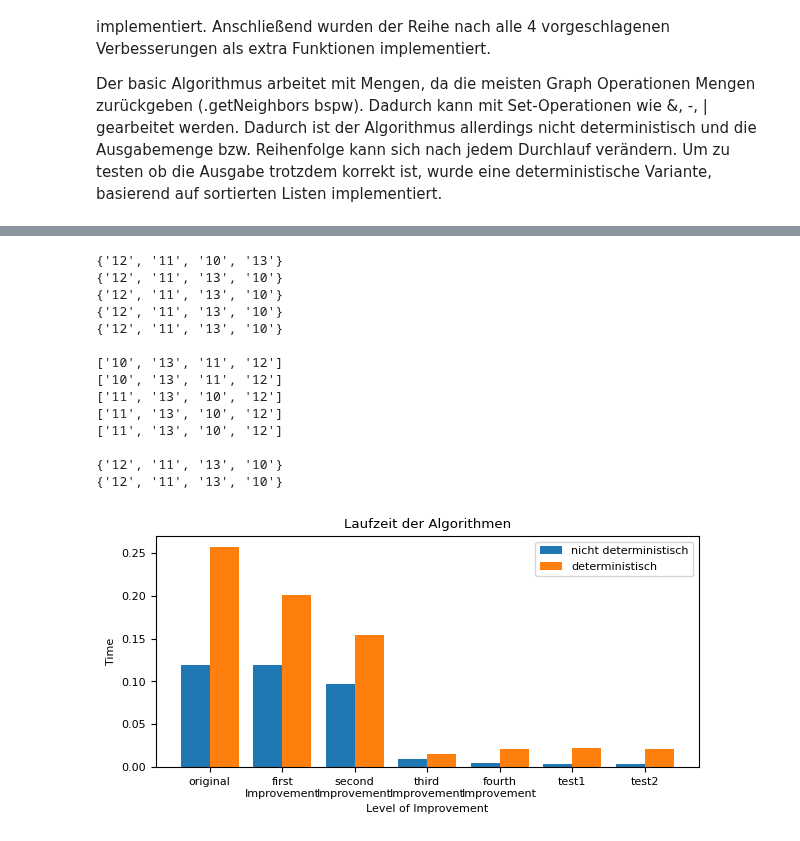
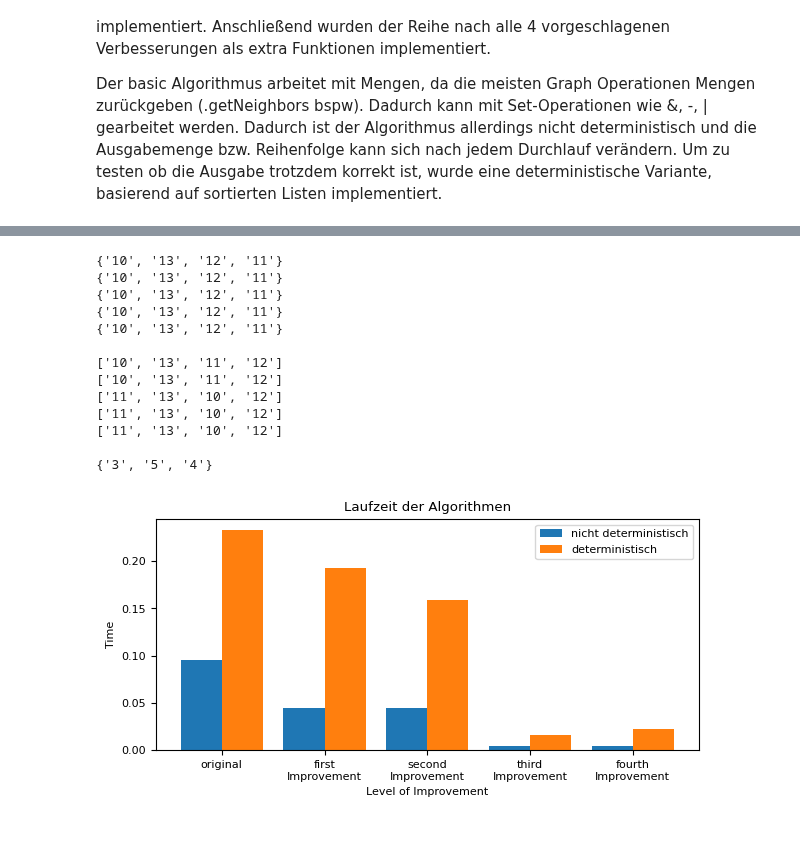
Before and after one commit to Hanno1/AlgorithmischeNetzwerkanalyseLAB, a Jupyter notebook: presentation_task4.ipynb, the cells around one changed output, grey strips where cells are left out. Saved outputs shown, nothing was run; the diff lists cells and outputs as text; code cells hidden in the pictures.

Commit message:
presentation/hanno implemented better 2 plex algorithm

```diff
--- a/presentation_task4.ipynb
+++ b/presentation_task4.ipynb
@@ -48,13 +48,12 @@ print(Tpc.search_2_plex_det(G, version=4))
 print("")
 
 print(Tp.search_2_plex(G, version=5))
-print(Tp.search_2_plex(G, version=6))
 # %% [output]
-{'12', '11', '10', '13'}
-{'12', '11', '13', '10'}
-{'12', '11', '13', '10'}
-{'12', '11', '13', '10'}
-{'12', '11', '13', '10'}
+{'10', '13', '12', '11'}
+{'10', '13', '12', '11'}
+{'10', '13', '12', '11'}
+{'10', '13', '12', '11'}
+{'10', '13', '12', '11'}
 
 ['10', '13', '11', '12']
 ['10', '13', '11', '12']
@@ -62,44 +61,43 @@ print(Tp.search_2_plex(G, version=6))
 ['11', '13', '10', '12']
 ['11', '13', '10', '12']
 
-{'12', '11', '13', '10'}
-{'12', '11', '13', '10'}
+{'3', '5', '4'}
 # %%
 # Laufzeit -> Vergleich aller 5 Varianten auf Karate Netzwerk
 # Vergleich determinisitisch vs nicht-deterministisch
 plt.rcParams.update({'font.size': 8})
 
 G = Graph("networks/out.ucidata-zachary_")
 
 names = ["original", "first\nImprovement", "second\nImprovement",
-         "third\nImprovement", "fourth\nImprovement", "test1", "test2"]
+         "third\nImprovement", "fourth\nImprovement"]
 times = []
 times_det = []
 
-for i in range(7):
+for i in range(len(names)):
     start_time = time.time()
     Tp.search_2_plex(G, i)
     times.append(time.time() - start_time)
 
     start_time = time.time()
     Tpc.search_2_plex_det(G, i)
     times_det.append(time.time() - start_time)
 
 fig = plt.figure(figsize=(7, 3))
 
 X_axis = np.arange(len(names))
 
 plt.bar(X_axis - 0.2, times, 0.4, label = 'nicht deterministisch')
 plt.bar(X_axis + 0.2, times_det, 0.4, label = 'deterministisch')
 
 plt.xticks(X_axis, names)
 plt.xlabel("Level of Improvement")
 plt.ylabel("Time")
 plt.title("Laufzeit der Algorithmen")
 plt.legend()
 plt.show()
 # %% [output]
-[figure, old version]
+[figure, new version]
 # %%
 # Laufzeit auf econ Networks
 G = Graph("networks/econ_networks/econ-beacxc.mtx")
```
Also changed, not shown: parts of 1 cell of this notebook, 5 other files.
